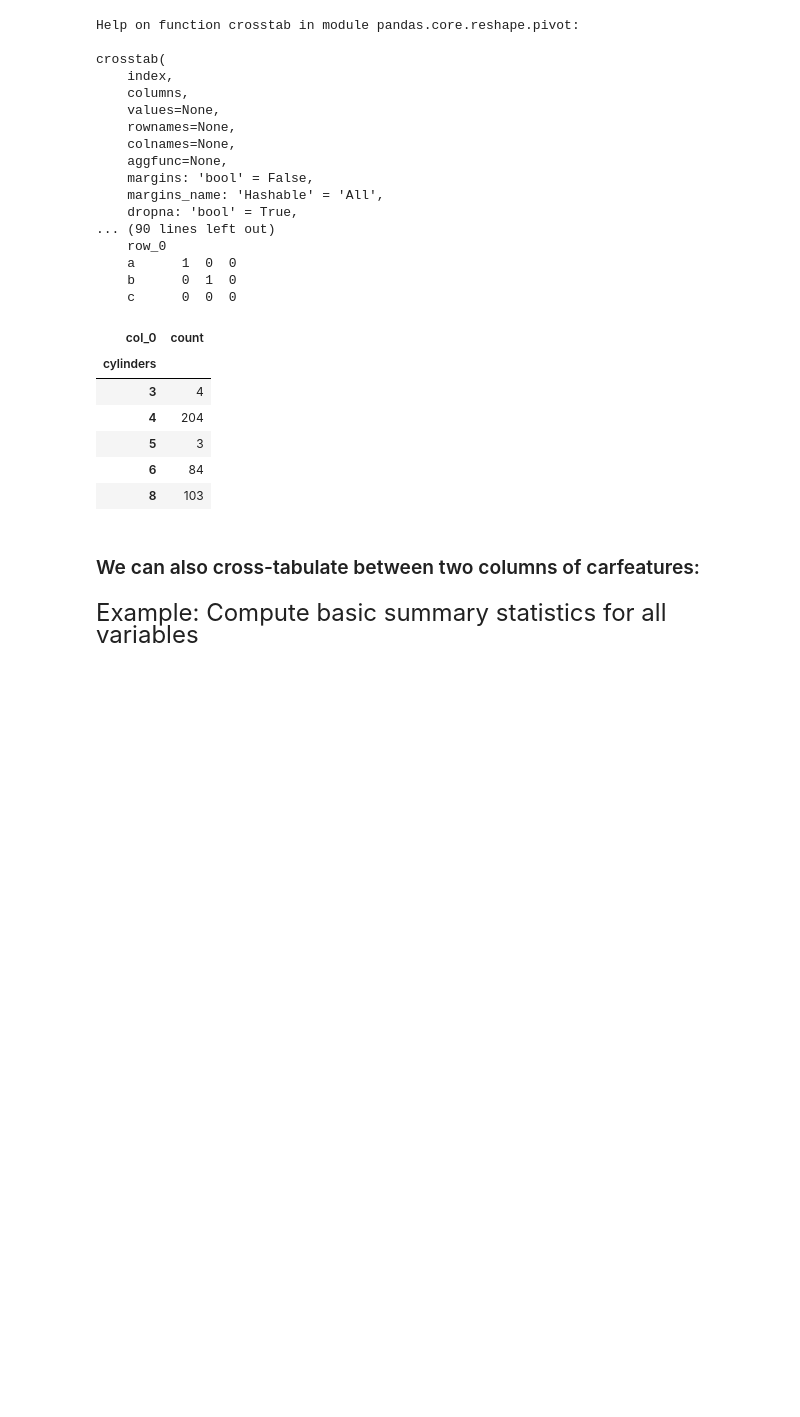
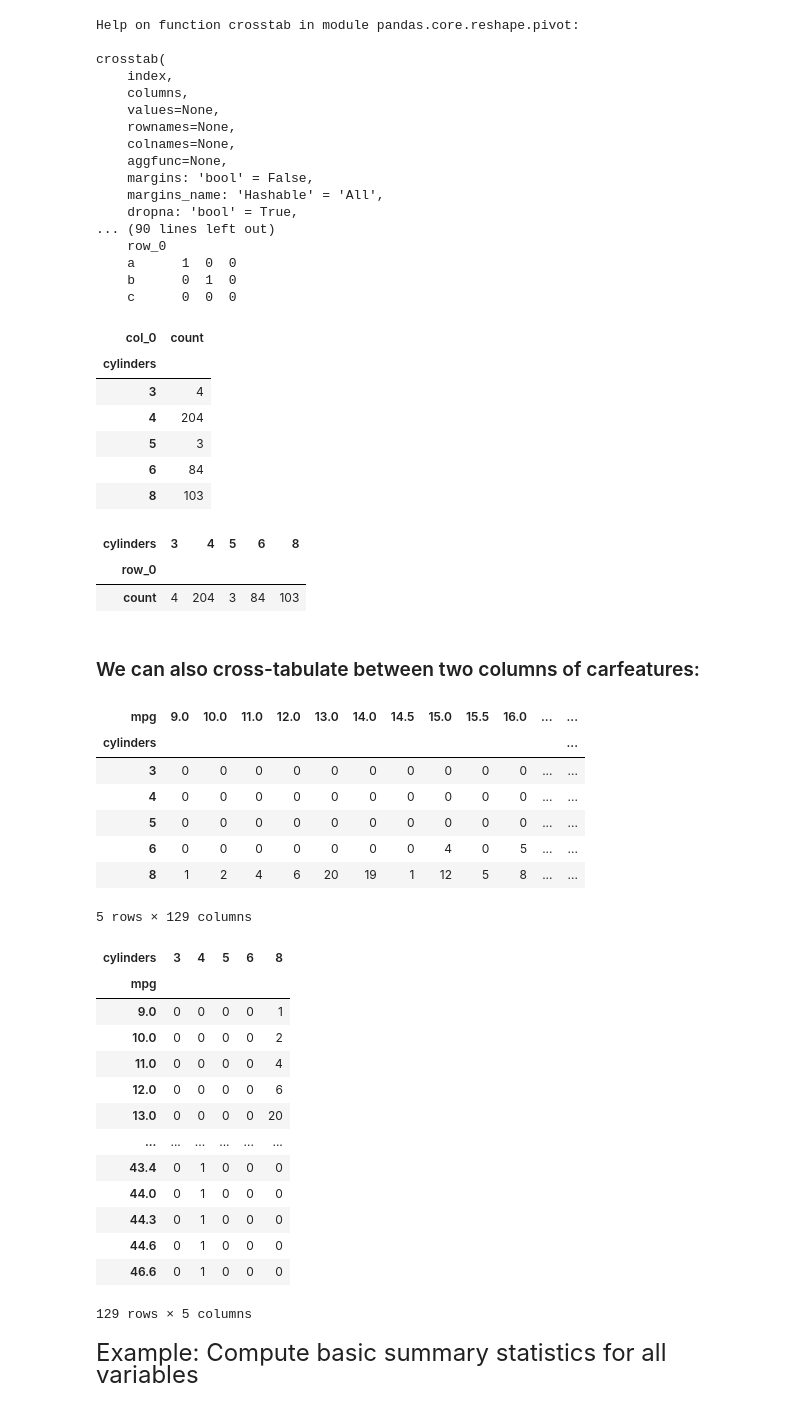
Before and after one commit to CusterLiu/datasci151spring2026, a Jupyter notebook: lecture_02/lecture_02.ipynb, the cells around one changed output. Drawn from its saved outputs; the diff is of its cells as text; code cells hidden in the pictures; blank space fills up the shorter version.

```diff
--- a/lecture_02/lecture_02.ipynb
+++ b/lecture_02/lecture_02.ipynb
@@ -250,8 +277,10 @@ crosstab(
 # So we can also write the command like this:
 
 table = pd.crosstab(carfeatures['cylinders'], "count")
+table2 = pd.crosstab("count", carfeatures['cylinders']) #swapping the order
 
 display(table)
+display (table2)
 # %% [output]
 | col_0 | count |
 | cylinders |  |
@@ -260,11 +289,39 @@ display(table)
 | 5 | 3 |
 | 6 | 84 |
 | 8 | 103 |
+| cylinders | 3 | 4 | 5 | 6 | 8 |
+| row_0 |  |  |  |  |  |
+| count | 4 | 204 | 3 | 84 | 103 |
 # %% [markdown]
 ### We can also cross-tabulate between two columns of carfeatures:
 # %%
 table_2 = pd.crosstab(index = carfeatures['cylinders'],columns = carfeatures['mpg'])
 display(table_2)
+table_3 = pd.crosstab(carfeatures['mpg'], carfeatures['cylinders'])
+display(table_3)
+# %% [output]
+| mpg | 9.0 | 10.0 | 11.0 | 12.0 | 13.0 | 14.0 | 14.5 | 15.0 | 15.5 | 16.0 | ... | ... |
+| cylinders |  |  |  |  |  |  |  |  |  |  |  | ... |
+| 3 | 0 | 0 | 0 | 0 | 0 | 0 | 0 | 0 | 0 | 0 | ... | ... |
+| 4 | 0 | 0 | 0 | 0 | 0 | 0 | 0 | 0 | 0 | 0 | ... | ... |
+| 5 | 0 | 0 | 0 | 0 | 0 | 0 | 0 | 0 | 0 | 0 | ... | ... |
+| 6 | 0 | 0 | 0 | 0 | 0 | 0 | 0 | 4 | 0 | 5 | ... | ... |
+| 8 | 1 | 2 | 4 | 6 | 20 | 19 | 1 | 12 | 5 | 8 | ... | ... |
+5 rows × 129 columns
+| cylinders | 3 | 4 | 5 | 6 | 8 |
+| mpg |  |  |  |  |  |
+| 9.0 | 0 | 0 | 0 | 0 | 1 |
+| 10.0 | 0 | 0 | 0 | 0 | 2 |
+| 11.0 | 0 | 0 | 0 | 0 | 4 |
+| 12.0 | 0 | 0 | 0 | 0 | 6 |
+| 13.0 | 0 | 0 | 0 | 0 | 20 |
+| ... | ... | ... | ... | ... | ... |
+| 43.4 | 0 | 1 | 0 | 0 | 0 |
+| 44.0 | 0 | 1 | 0 | 0 | 0 |
+| 44.3 | 0 | 1 | 0 | 0 | 0 |
+| 44.6 | 0 | 1 | 0 | 0 | 0 |
+| 46.6 | 0 | 1 | 0 | 0 | 0 |
+129 rows × 5 columns
 # %% [markdown]
 <font size="5">
 
```
Also changed, not shown: parts of 12 cells of this notebook.
